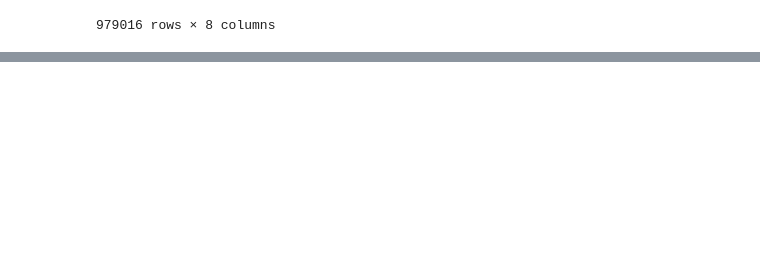
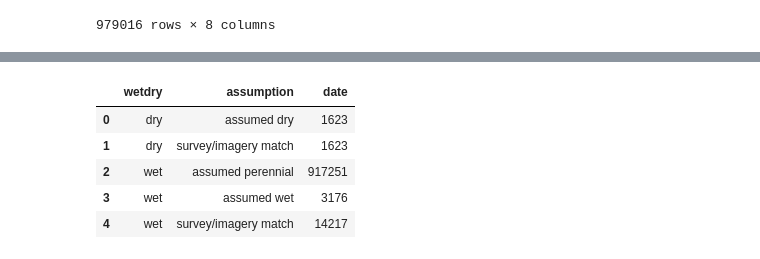
Before and after one commit to lapidesd/SanPedro_wetdry_pilot, a Jupyter notebook: code/Cienega_survey_imagery.ipynb, the cells around one changed output, grey strips where cells are left out. Drawn from its saved outputs; the diff is of its cells as text; code cells hidden in the pictures; blank space fills up the shorter version.

```diff
--- a/code/Cienega_survey_imagery.ipynb
+++ b/code/Cienega_survey_imagery.ipynb
@@ -417,0 +459,9 @@ for i in range(1,splitnum+1):
+# %%
+details
+# %% [output]
+|  | wetdry | assumption | date |
+| 0 | dry | assumed dry | 1623 |
+| 1 | dry | survey/imagery match | 1623 |
+| 2 | wet | assumed perennial | 917251 |
+| 3 | wet | assumed wet | 3176 |
+| 4 | wet | survey/imagery match | 14217 |
```
Also changed, not shown: parts of 8 cells of this notebook, 23 other files.
